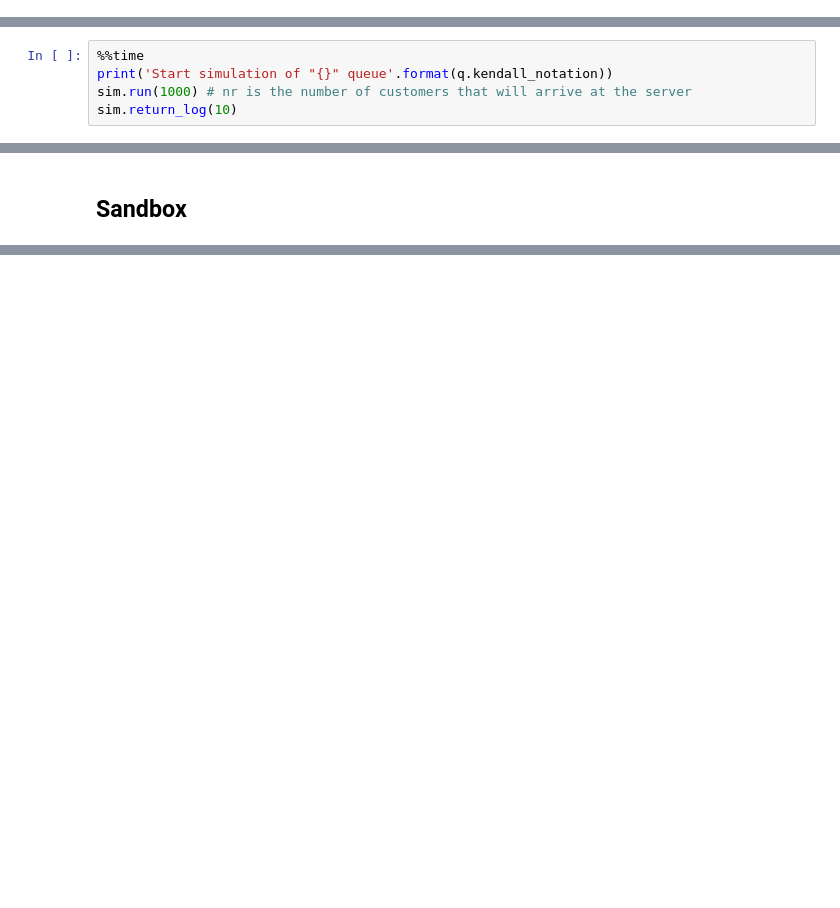
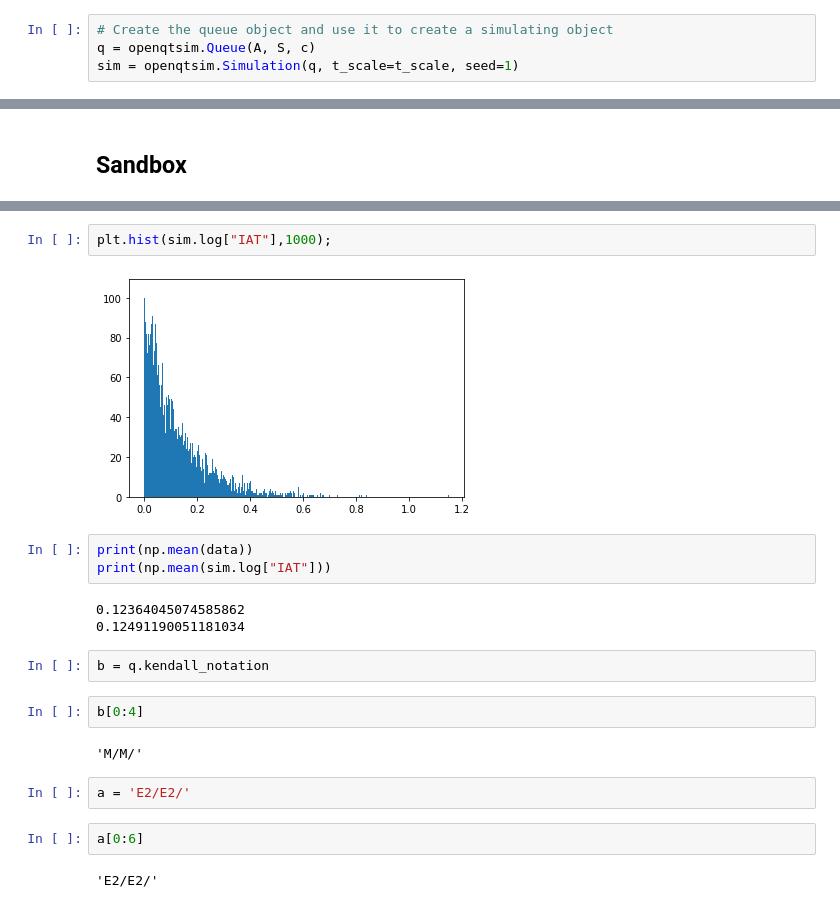
Before and after one commit to TUDelft-CITG/OpenQTSim, a Jupyter notebook: notebooks/Queueing theory - M M 1 example.ipynb, the cells around one changed output, grey strips where cells are left out. Saved outputs shown, nothing was run; the diff lists cells and outputs as text; blank space fills up the shorter version.

```diff
--- a/notebooks/Queueing theory - M M 1 example.ipynb
+++ b/notebooks/Queueing theory - M M 1 example.ipynb
@@ -49,7 +19,6 @@ sim = openqtsim.simulation(q)
+# %%
+# Create the queue object and use it to create a simulating object
+q = openqtsim.Queue(A, S, c)
+sim = openqtsim.Simulation(q, t_scale=t_scale, seed=1)
 # %% [markdown]
 ### 3. Run the simulation
-# %%
-%%time
-print('Start simulation of "{}" queue'.format(q.kendall_notation))
-sim.run(1000) # nr is the number of customers that will arrive at the server
-sim.return_log(10)
@@ -108,0 +153,22 @@ ax2.hist(sim.log["ST"],1000); ax2.set_title('ST');
+# %%
+plt.hist(sim.log["IAT"],1000);
+# %% [output]
+[figure, added]
+# %%
+print(np.mean(data))
+print(np.mean(sim.log["IAT"]))
+# %% [output]
+0.12364045074585862
+0.12491190051181034
+# %%
+b = q.kendall_notation
+# %%
+b[0:4]
+# %% [output]
+'M/M/'
+# %%
+a = 'E2/E2/'
+# %%
+a[0:6]
+# %% [output]
+'E2/E2/'
```
Also changed, not shown: parts of 20 cells of this notebook, 8 other files.
